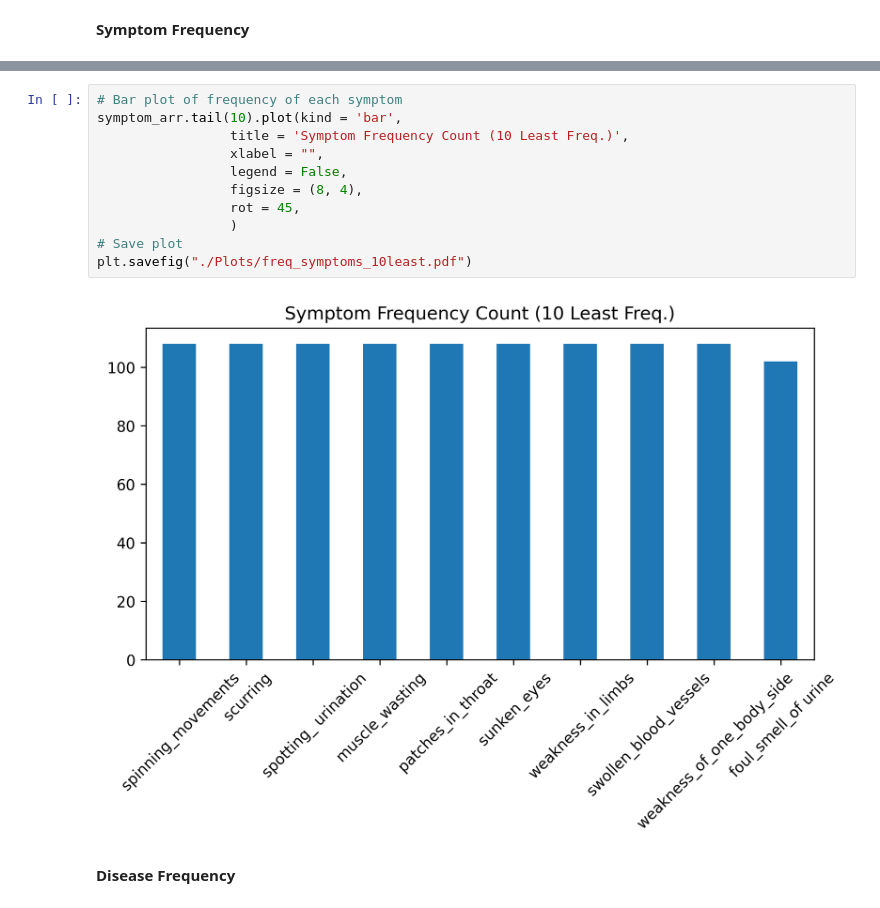
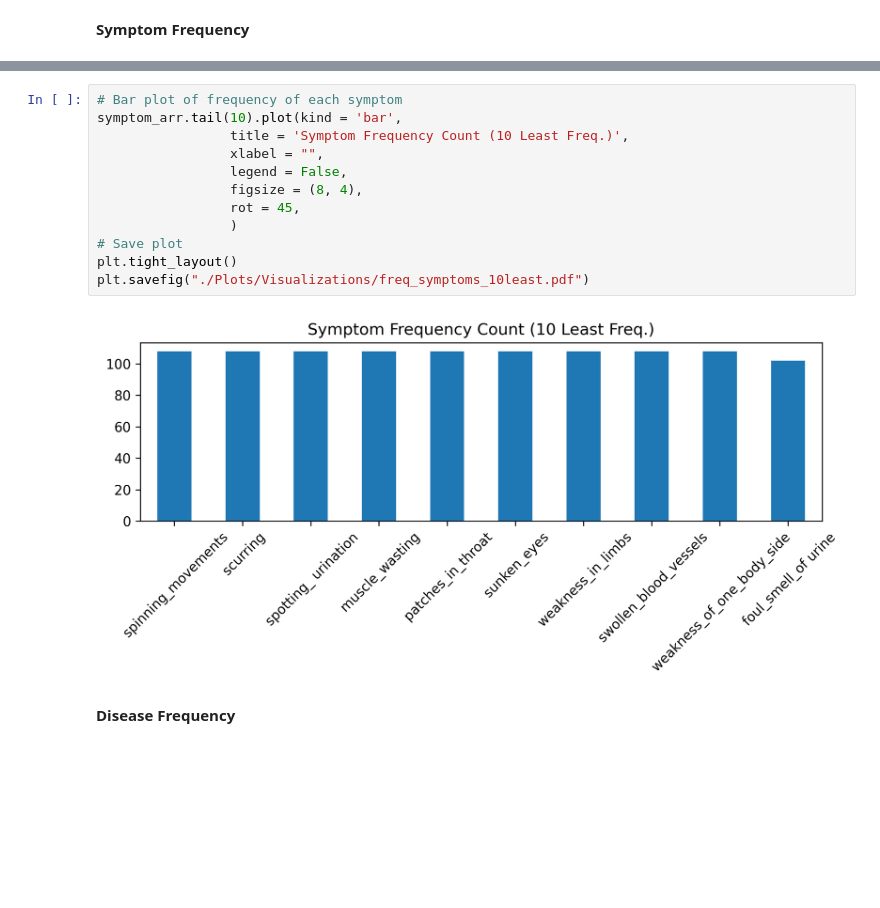
Before and after one commit to domipm/AML-Disease-Symptom, a Jupyter notebook: Visualizations.ipynb, the cells around one changed output, grey strips where cells are left out. Drawn from its saved outputs; the diff is of its cells as text; blank space fills up the shorter version.

```diff
--- a/Visualizations.ipynb
+++ b/Visualizations.ipynb
@@ -189,16 +190,17 @@ plt.savefig("./Plots/freq_symptoms_10most.pdf")
 # %%
 # Bar plot of frequency of each symptom
 symptom_arr.tail(10).plot(kind = 'bar',
                  title = 'Symptom Frequency Count (10 Least Freq.)',
                  xlabel = "",
                  legend = False,
                  figsize = (8, 4),
                  rot = 45,
                  )
 # Save plot
-plt.savefig("./Plots/freq_symptoms_10least.pdf")
+plt.tight_layout()
+plt.savefig("./Plots/Visualizations/freq_symptoms_10least.pdf")
 # %% [output]
-[figure, old version]
+[figure, new version]
 # %% [markdown]
 **Disease Frequency**
 # %%
```
Also changed, not shown: parts of 7 cells of this notebook, 8 other files.
